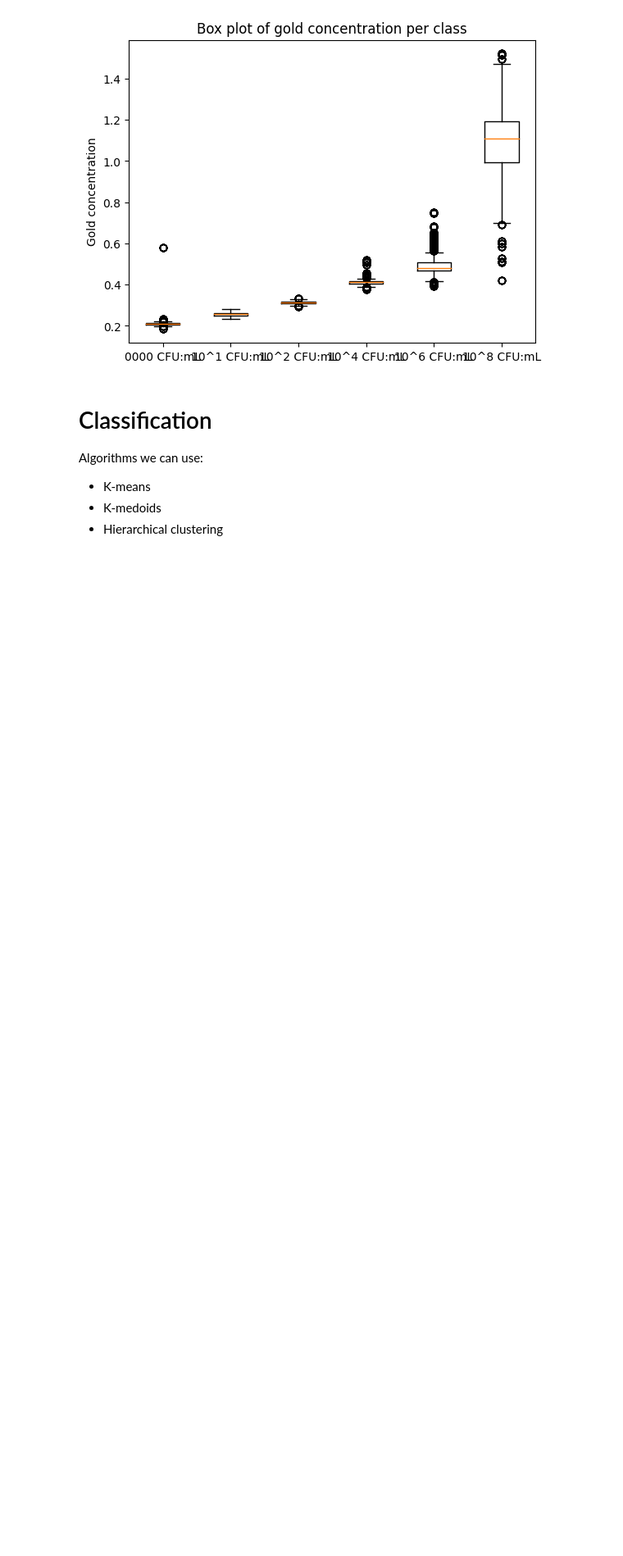
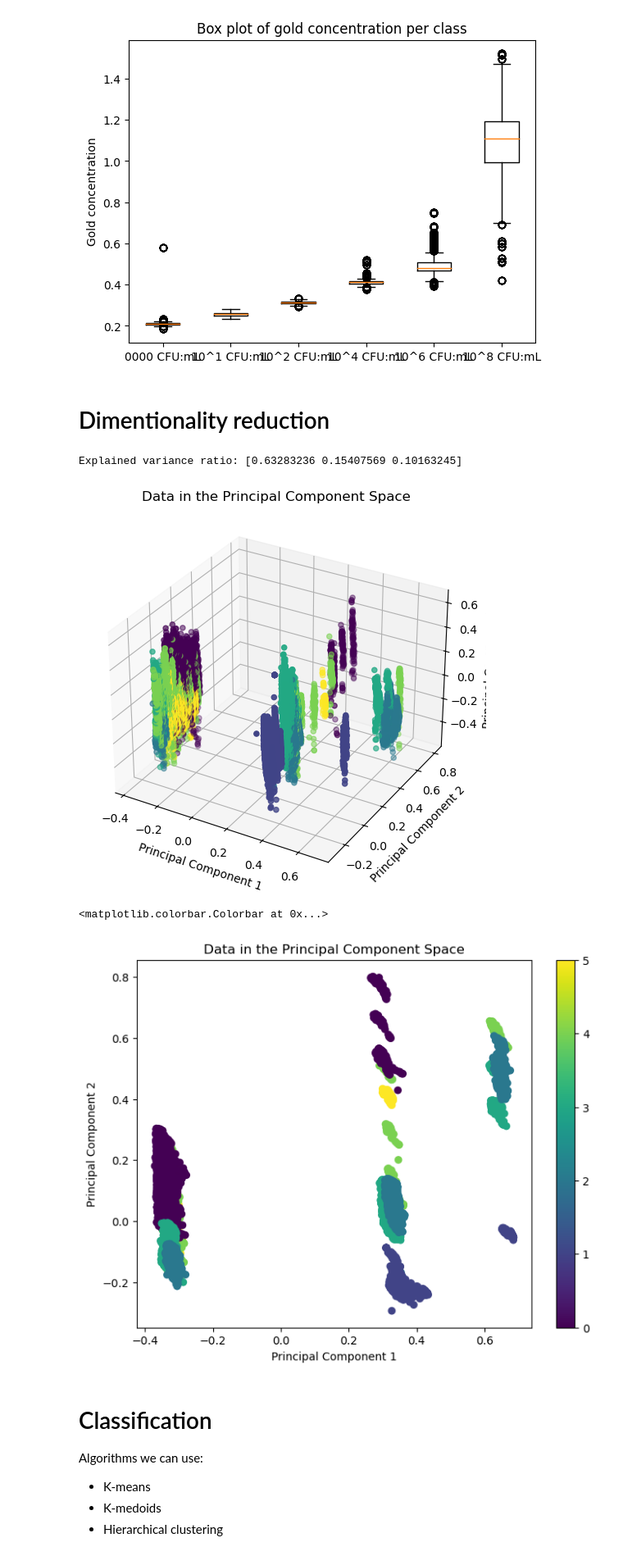
Before and after one commit to Frollamma/progetto-piccialli, a Jupyter notebook: main.ipynb, the cells around one changed output. Shown: that part at 82% size. Drawn from its saved outputs; the diff is of its cells as text; code cells hidden in the pictures; blank space fills up the shorter version.

```diff
--- a/main.ipynb
+++ b/main.ipynb
@@ -385,6 +484,58 @@ plt.show()
 [figure]
 Number of outliers: 40
 [figure]
+# %% [markdown]
+# Dimentionality reduction
+# %%
+from sklearn.decomposition import PCA
+from mpl_toolkits.mplot3d import Axes3D
+
+# Set the number of components
+n_components = 3
+
+# Create an instance of PCA with the desired number of components
+pca = PCA(n_components=n_components)
+
+# Fit the PCA model to your data
+pca.fit(X)
+
+# Transform the data to the principal components
+X_pca = pca.transform(X)
+
+# Print the explained variance ratio
+explained_variance_ratio = pca.explained_variance_ratio_
+print(f"Explained variance ratio: {explained_variance_ratio}")
+
+# # Plot the data in the principal component space
+# plt.scatter(X_pca[:, 0], X_pca[:, 1])
+# plt.xlabel('Principal Component 1')
+# plt.ylabel('Principal Component 2')
+# plt.title('PCA')
+# plt.show()
+
+# Plot the data in the principal component space
+fig = plt.figure(figsize=(8, 6))
+ax = fig.add_subplot(111, projection='3d')
+ax.scatter(X_pca[:, 0], X_pca[:, 1], X_pca[:, 2], c=y, cmap='viridis')
+ax.set_xlabel('Principal Component 1')
+ax.set_ylabel('Principal Component 2')
+ax.set_zlabel('Principal Component 3')
+ax.set_title('Data in the Principal Component Space')
+plt.show()
+
+
+# Plot the data in the principal component space
+plt.figure(figsize=(8, 6))
+plt.scatter(X_pca[:, 0], X_pca[:, 1], c=y, cmap='viridis')
+plt.xlabel('Principal Component 1')
+plt.ylabel('Principal Component 2')
+plt.title('Data in the Principal Component Space')
+plt.colorbar()
+# %% [output]
+Explained variance ratio: [0.63283236 0.15407569 0.10163245]
+[figure, added]
+<matplotlib.colorbar.Colorbar at 0x...>
+[figure, added]
 # %% [markdown]
 # Classification
 
```
Also changed, not shown: parts of 13 cells of this notebook, 2 other files.
